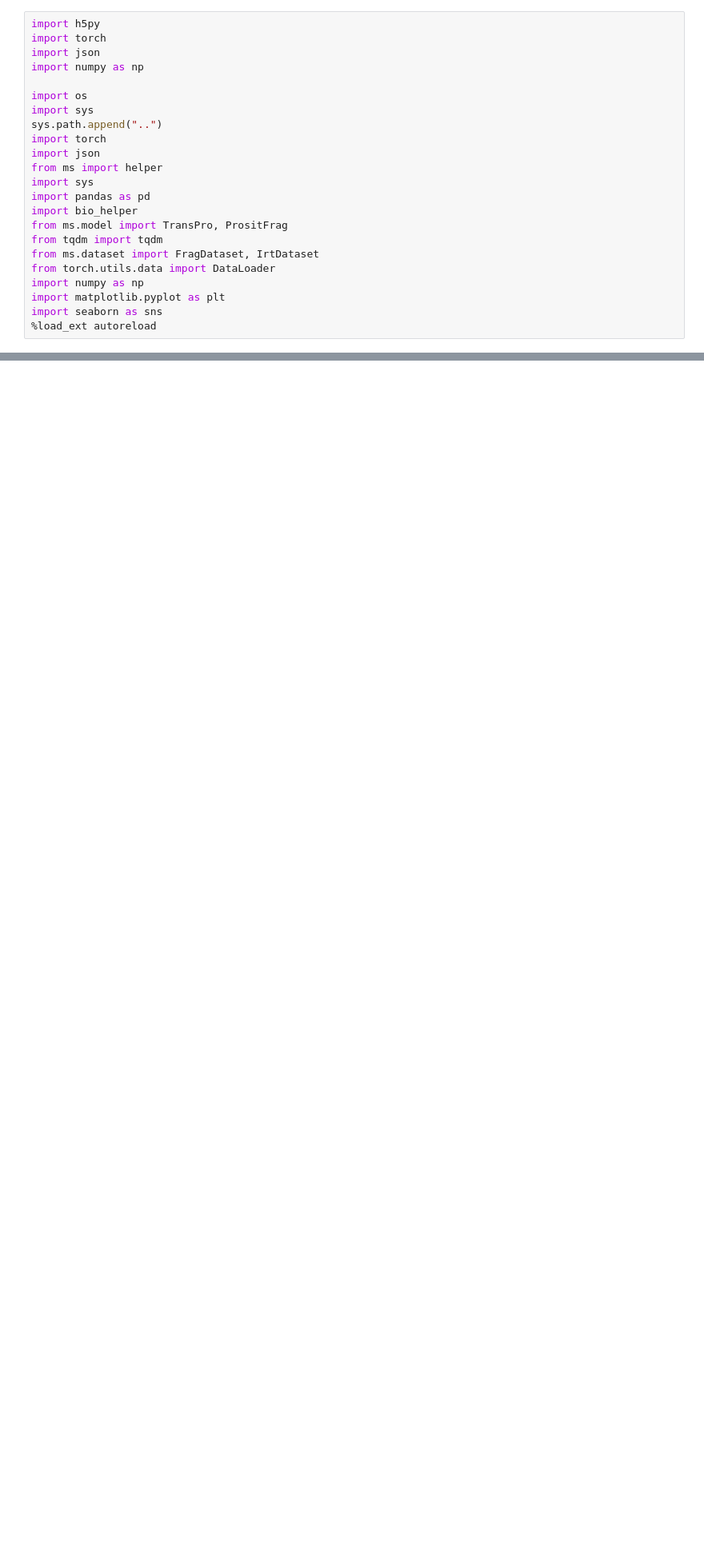
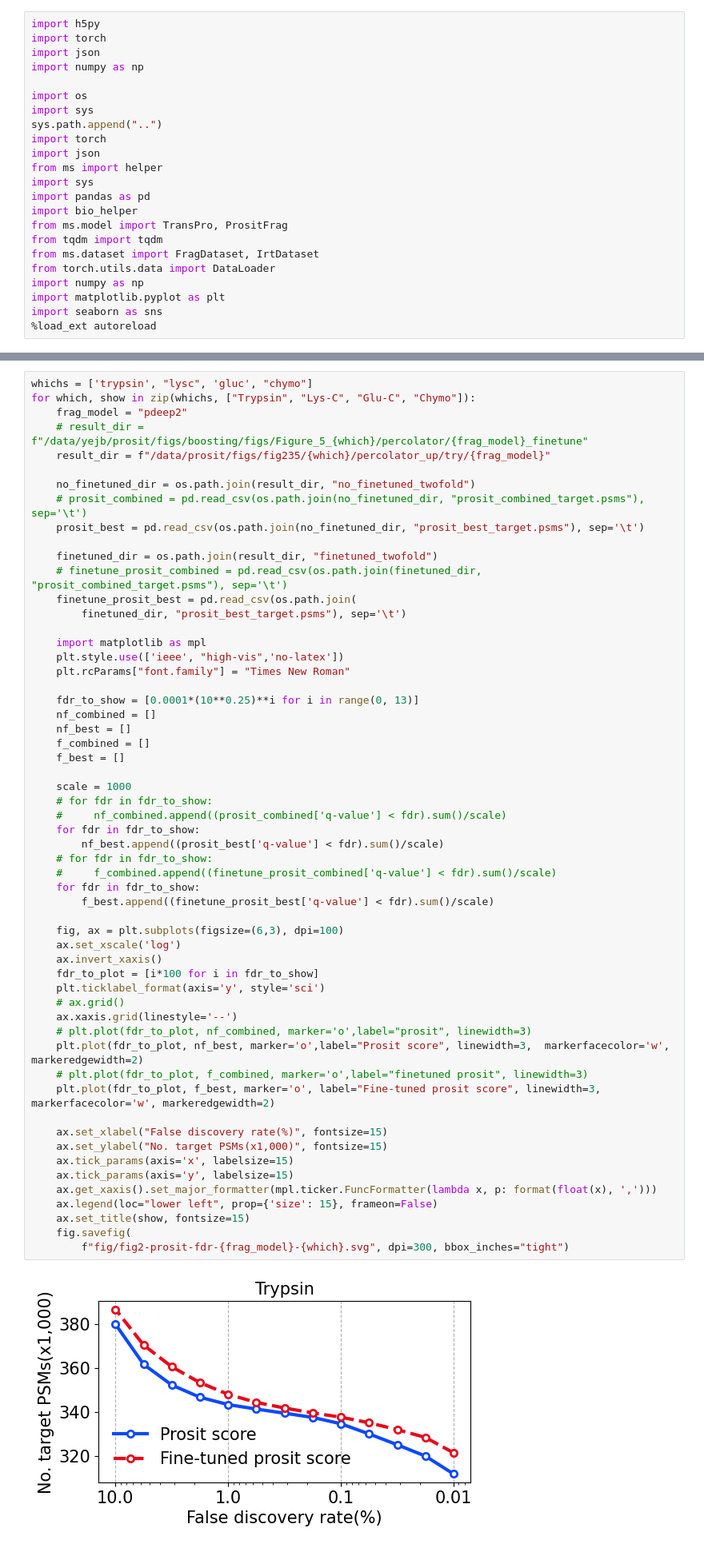
Before and after one commit to gusye1234/pept3-exp, a Jupyter notebook: figs/fig2_fdr_curves.ipynb, the cells around one changed output, grey strips where cells are left out. Shown: that part at 80% size. Cells and saved outputs as stored; diff of their text form; blank space fills up the shorter version.

```diff
--- a/figs/fig2_fdr_curves.ipynb
+++ b/figs/fig2_fdr_curves.ipynb
@@ -77,0 +86,59 @@ ax.legend(loc="lower left", prop={'size': 20})
+# %%
+whichs = ['trypsin', "lysc", 'gluc', "chymo"]
+for which, show in zip(whichs, ["Trypsin", "Lys-C", "Glu-C", "Chymo"]):
+    frag_model = "pdeep2"
+    # result_dir = f"/data/yejb/prosit/figs/boosting/figs/Figure_5_{which}/percolator/{frag_model}_finetune"
+    result_dir = f"/data/prosit/figs/fig235/{which}/percolator_up/try/{frag_model}"
+
+    no_finetuned_dir = os.path.join(result_dir, "no_finetuned_twofold")
+    # prosit_combined = pd.read_csv(os.path.join(no_finetuned_dir, "prosit_combined_target.psms"), sep='\t')
+    prosit_best = pd.read_csv(os.path.join(no_finetuned_dir, "prosit_best_target.psms"), sep='\t')
+
+    finetuned_dir = os.path.join(result_dir, "finetuned_twofold")
+    # finetune_prosit_combined = pd.read_csv(os.path.join(finetuned_dir, "prosit_combined_target.psms"), sep='\t')
+    finetune_prosit_best = pd.read_csv(os.path.join(
+        finetuned_dir, "prosit_best_target.psms"), sep='\t')
+
+    import matplotlib as mpl
+    plt.style.use(['ieee', "high-vis",'no-latex'])
+    plt.rcParams["font.family"] = "Times New Roman"
+
+    fdr_to_show = [0.0001*(10**0.25)**i for i in range(0, 13)]
+    nf_combined = []
+    nf_best = []
+    f_combined = []
+    f_best = []
+
+    scale = 1000
+    # for fdr in fdr_to_show:
+    #     nf_combined.append((prosit_combined['q-value'] < fdr).sum()/scale)
+    for fdr in fdr_to_show:
+        nf_best.append((prosit_best['q-value'] < fdr).sum()/scale)
+    # for fdr in fdr_to_show:
+    #     f_combined.append((finetune_prosit_combined['q-value'] < fdr).sum()/scale)
+    for fdr in fdr_to_show:
+        f_best.append((finetune_prosit_best['q-value'] < fdr).sum()/scale)
+
+    fig, ax = plt.subplots(figsize=(6,3), dpi=100)
+    ax.set_xscale('log')
+    ax.invert_xaxis()
+    fdr_to_plot = [i*100 for i in fdr_to_show]
+    plt.ticklabel_format(axis='y', style='sci')
+    # ax.grid()
+    ax.xaxis.grid(linestyle='--')
+    # plt.plot(fdr_to_plot, nf_combined, marker='o',label="prosit", linewidth=3)
+    plt.plot(fdr_to_plot, nf_best, marker='o',label="Prosit score", linewidth=3,  markerfacecolor='w', markeredgewidth=2)
+    # plt.plot(fdr_to_plot, f_combined, marker='o',label="finetuned prosit", linewidth=3)
+    plt.plot(fdr_to_plot, f_best, marker='o', label="Fine-tuned prosit score", linewidth=3, markerfacecolor='w', markeredgewidth=2)
+
+    ax.set_xlabel("False discovery rate(%)", fontsize=15)
+    ax.set_ylabel("No. target PSMs(x1,000)", fontsize=15)
+    ax.tick_params(axis='x', labelsize=15)
+    ax.tick_params(axis='y', labelsize=15)
+    ax.get_xaxis().set_major_formatter(mpl.ticker.FuncFormatter(lambda x, p: format(float(x), ',')))
+    ax.legend(loc="lower left", prop={'size': 15}, frameon=False)
+    ax.set_title(show, fontsize=15)
+    fig.savefig(
+        f"fig/fig2-prosit-fdr-{frag_model}-{which}.svg", dpi=300, bbox_inches="tight")
+# %% [output]
+[figure, added]
```
Also changed, not shown: parts of 7 cells of this notebook, 9 other files.
